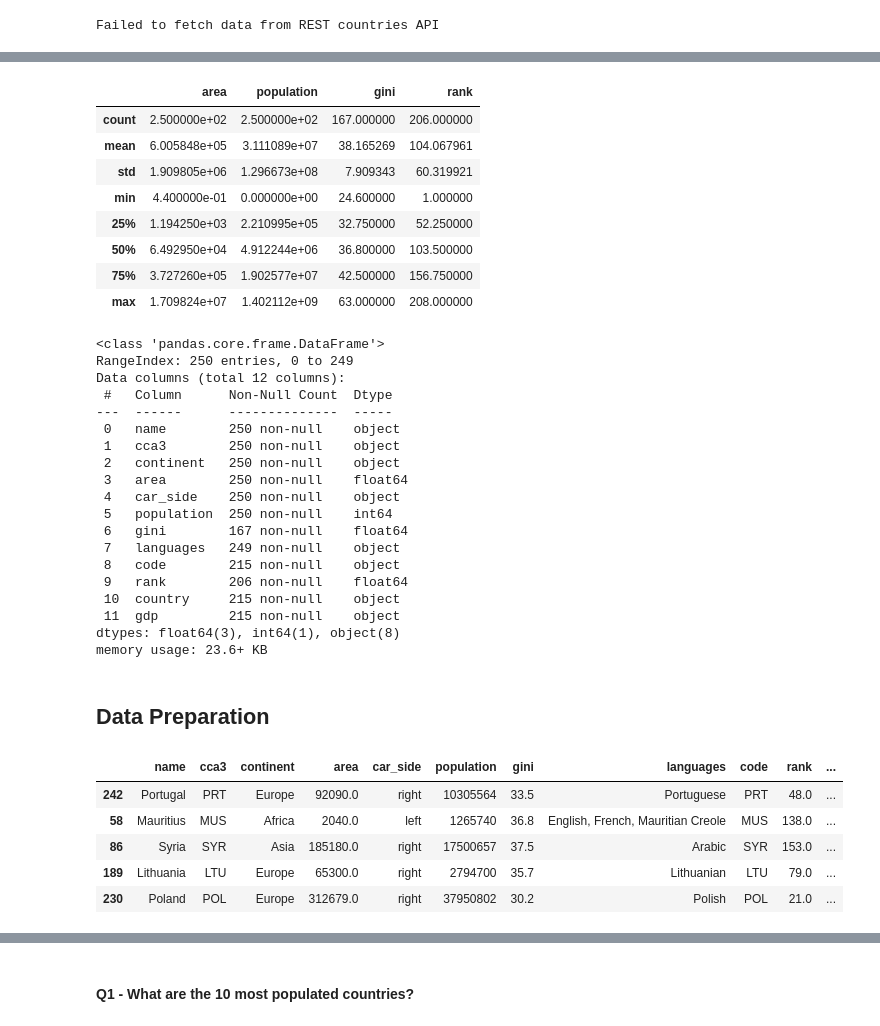
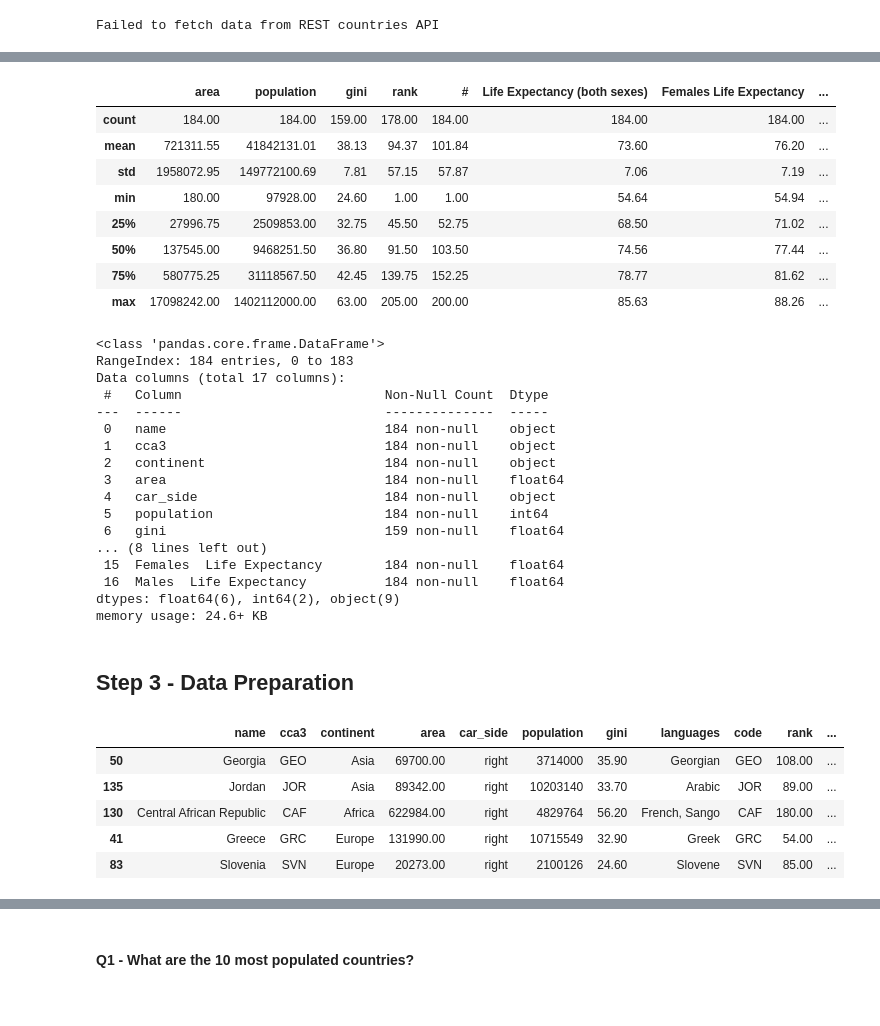
Before and after one commit to nadpierre/countries-eda-project, a Jupyter notebook: Country Analysis.ipynb, the cells around one changed output, grey strips where cells are left out. Cells and saved outputs as stored; diff of their text form; code cells hidden in the pictures.

```diff
--- a/Country Analysis.ipynb
+++ b/Country Analysis.ipynb
@@ -104,6 +150,9 @@ print('Countries shape:', countries.shape)
 
 gdp = pd.read_csv('Data/GDP.csv', on_bad_lines='error')
 print('GDP shape:', gdp.shape)
+
+life_expectancy = pd.read_csv('Data/life_expectancy.csv')
+print('Life Expectancy shape:', life_expectancy.shape)
 # %% [output]
 Countries shape: (250, 8)
 GDP shape: (217, 4)
@@ -110,5 +160,6 @@ GDP shape: (217, 4)
 # %%
 # Merge dataframes
-countries = countries.merge(right=gdp, how='left', left_on='cca3', right_on='code')
+countries = countries.merge(right=gdp, how='inner', left_on='cca3', right_on='code')
+countries = countries.merge(right=life_expectancy, how='inner', left_on='name', right_on='Country')
 print('Merged dataframe shape:', countries.shape)
 # %% [output]
@@ -118,3 +169,6 @@ Merged dataframe shape: (250, 12)
+# %%
+# Remove scientific notation and keep 2 decimals
+pd.options.display.float_format = '{:.2f}'.format
 # %%
 countries.head()
 # %% [output]
@@ -161,50 +220,48 @@ dtype: object
 # %%
 countries.describe()
 # %% [output]
-|  | area | population | gini | rank |
-| count | 2.500000e+02 | 2.500000e+02 | 167.000000 | 206.000000 |
-| mean | 6.005848e+05 | 3.111089e+07 | 38.165269 | 104.067961 |
-| std | 1.909805e+06 | 1.296673e+08 | 7.909343 | 60.319921 |
-| min | 4.400000e-01 | 0.000000e+00 | 24.600000 | 1.000000 |
-| 25% | 1.194250e+03 | 2.210995e+05 | 32.750000 | 52.250000 |
-| 50% | 6.492950e+04 | 4.912244e+06 | 36.800000 | 103.500000 |
-| 75% | 3.727260e+05 | 1.902577e+07 | 42.500000 | 156.750000 |
-| max | 1.709824e+07 | 1.402112e+09 | 63.000000 | 208.000000 |
+|  | area | population | gini | rank | # | Life Expectancy (both sexes) | Females Life Expectancy | ... |
+| count | 184.00 | 184.00 | 159.00 | 178.00 | 184.00 | 184.00 | 184.00 | ... |
+| mean | 721311.55 | 41842131.01 | 38.13 | 94.37 | 101.84 | 73.60 | 76.20 | ... |
+| std | 1958072.95 | 149772100.69 | 7.81 | 57.15 | 57.87 | 7.06 | 7.19 | ... |
+| min | 180.00 | 97928.00 | 24.60 | 1.00 | 1.00 | 54.64 | 54.94 | ... |
+| 25% | 27996.75 | 2509853.00 | 32.75 | 45.50 | 52.75 | 68.50 | 71.02 | ... |
+| 50% | 137545.00 | 9468251.50 | 36.80 | 91.50 | 103.50 | 74.56 | 77.44 | ... |
+| 75% | 580775.25 | 31118567.50 | 42.45 | 139.75 | 152.25 | 78.77 | 81.62 | ... |
+| max | 17098242.00 | 1402112000.00 | 63.00 | 205.00 | 200.00 | 85.63 | 88.26 | ... |
 # %%
 countries.info()
 # %% [output]
 <class 'pandas.core.frame.DataFrame'>
-RangeIndex: 250 entries, 0 to 249
-Data columns (total 12 columns):
- #   Column      Non-Null Count  Dtype
----  ------      --------------  -----
- 0   name        250 non-null    object
- 1   cca3        250 non-null    object
- 2   continent   250 non-null    object
- 3   area        250 non-null    float64
- 4   car_side    250 non-null    object
- 5   population  250 non-null    int64
- 6   gini        167 non-null    float64
- 7   languages   249 non-null    object
- 8   code        215 non-null    object
- 9   rank        206 non-null    float64
- 10  country     215 non-null    object
- 11  gdp         215 non-null    object
-dtypes: float64(3), int64(1), object(8)
-memory usage: 23.6+ KB
+RangeIndex: 184 entries, 0 to 183
+Data columns (total 17 columns):
+ #   Column                          Non-Null Count  Dtype
+---  ------                          --------------  -----
+ 0   name                            184 non-null    object
+ 1   cca3                            184 non-null    object
+ 2   continent                       184 non-null    object
+ 3   area                            184 non-null    float64
+ 4   car_side                        184 non-null    object
+ 5   population                      184 non-null    int64
+ 6   gini                            159 non-null    float64
+... (8 lines left out)
+ 15  Females  Life Expectancy        184 non-null    float64
+ 16  Males  Life Expectancy          184 non-null    float64
+dtypes: float64(6), int64(2), object(9)
+memory usage: 24.6+ KB
 # %% [markdown]
-## Data Preparation
+## Step 3 - Data Preparation
 # %%
-# Drop the name column of the second and third dataframe
-countries = countries.drop('country', axis=1).rename(columns={'name_x': 'name'})
+# Drop the country column of the second and third dataframe
+countries = countries.drop(['country', 'Country'], axis=1)
 countries.sample(5)
 # %% [output]
 |  | name | cca3 | continent | area | car_side | population | gini | languages | code | rank | ... |
-| 242 | Portugal | PRT | Europe | 92090.0 | right | 10305564 | 33.5 | Portuguese | PRT | 48.0 | ... |
-| 58 | Mauritius | MUS | Africa | 2040.0 | left | 1265740 | 36.8 | English, French, Mauritian Creole | MUS | 138.0 | ... |
-| 86 | Syria | SYR | Asia | 185180.0 | right | 17500657 | 37.5 | Arabic | SYR | 153.0 | ... |
-| 189 | Lithuania | LTU | Europe | 65300.0 | right | 2794700 | 35.7 | Lithuanian | LTU | 79.0 | ... |
-| 230 | Poland | POL | Europe | 312679.0 | right | 37950802 | 30.2 | Polish | POL | 21.0 | ... |
+| 50 | Georgia | GEO | Asia | 69700.00 | right | 3714000 | 35.90 | Georgian | GEO | 108.00 | ... |
+| 135 | Jordan | JOR | Asia | 89342.00 | right | 10203140 | 33.70 | Arabic | JOR | 89.00 | ... |
+| 130 | Central African Republic | CAF | Africa | 622984.00 | right | 4829764 | 56.20 | French, Sango | CAF | 180.00 | ... |
+| 41 | Greece | GRC | Europe | 131990.00 | right | 10715549 | 32.90 | Greek | GRC | 54.00 | ... |
+| 83 | Slovenia | SVN | Europe | 20273.00 | right | 2100126 | 24.60 | Slovene | SVN | 85.00 | ... |
 # %%
 # Drop the code column of the second dataframe
 countries = countries.drop('code', axis=1).rename(columns={'cca3': 'code'})
```
Also changed, not shown: parts of 67 cells of this notebook, 2 other files.
